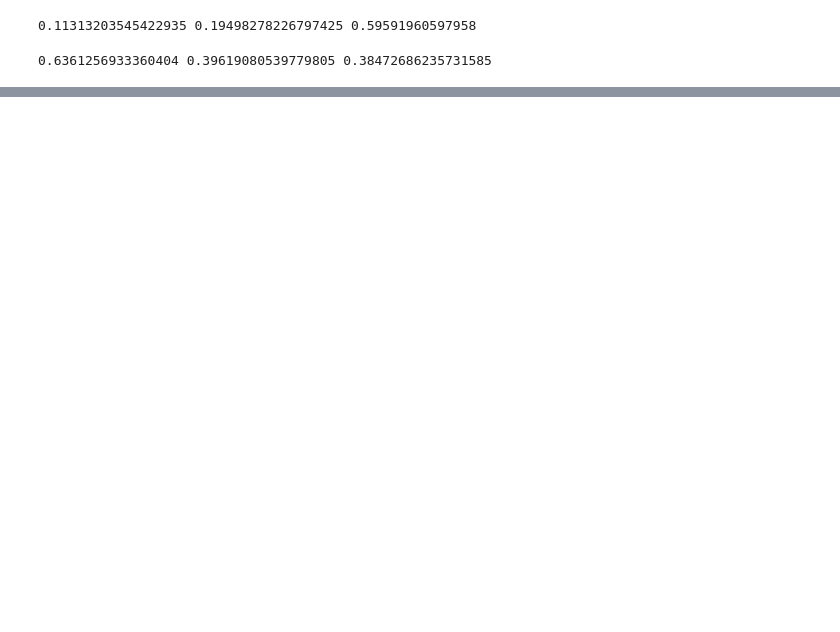
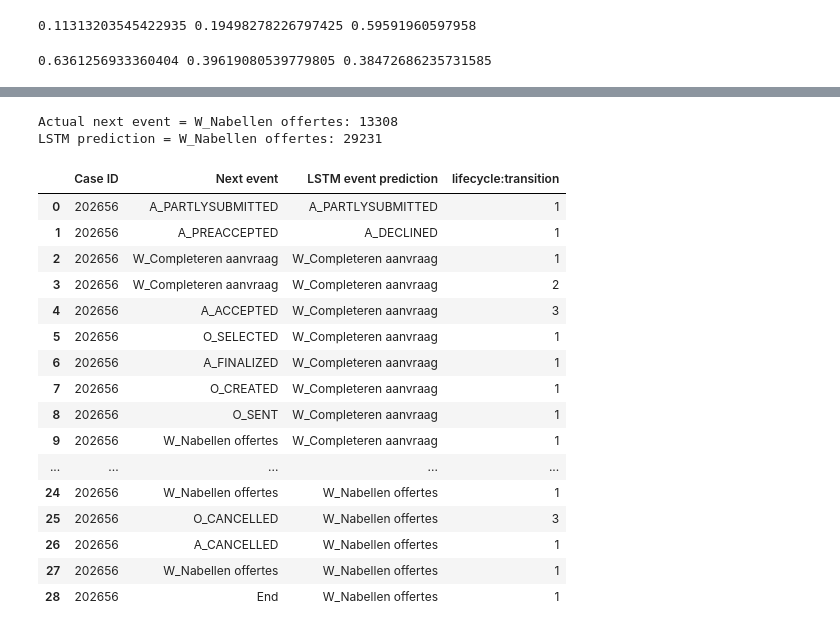
Before and after one commit to TristanDeenen/Process-Mining, a Jupyter notebook: Deliv_Notebook.ipynb, the cells around one changed output, grey strips where cells are left out. Drawn from its saved outputs; the diff is of its cells as text; code cells hidden in the pictures; blank space fills up the shorter version.

```diff
--- a/Deliv_Notebook.ipynb
+++ b/Deliv_Notebook.ipynb
@@ -749,0 +691,26 @@ test_df['RF time prediction'] = pd.to_datetime(test_df['Complete Timestamp']) +
+# %%
+print("Actual next event = W_Nabellen offertes: %s \nLSTM prediction = W_Nabellen offertes: %s" %
+(len(test_df.loc[test_df['Next event'] == 'W_Nabellen offertes']), len(test_df.loc[test_df['LSTM event prediction'] == 'W_Nabellen offertes'])))
+# %% [output]
+Actual next event = W_Nabellen offertes: 13308
+LSTM prediction = W_Nabellen offertes: 29231
+# %%
+test_df.loc[test_df['Case ID'] == 202656][['Case ID', 'Next event', 'LSTM event prediction']]
+# %% [output]
+|  | Case ID | Next event | LSTM event prediction | lifecycle:transition |
+| 0 | 202656 | A_PARTLYSUBMITTED | A_PARTLYSUBMITTED | 1 |
+| 1 | 202656 | A_PREACCEPTED | A_DECLINED | 1 |
+| 2 | 202656 | W_Completeren aanvraag | W_Completeren aanvraag | 1 |
+| 3 | 202656 | W_Completeren aanvraag | W_Completeren aanvraag | 2 |
+| 4 | 202656 | A_ACCEPTED | W_Completeren aanvraag | 3 |
+| 5 | 202656 | O_SELECTED | W_Completeren aanvraag | 1 |
+| 6 | 202656 | A_FINALIZED | W_Completeren aanvraag | 1 |
+| 7 | 202656 | O_CREATED | W_Completeren aanvraag | 1 |
+| 8 | 202656 | O_SENT | W_Completeren aanvraag | 1 |
+| 9 | 202656 | W_Nabellen offertes | W_Completeren aanvraag | 1 |
+| ... | ... | ... | ... | ... |
+| 24 | 202656 | W_Nabellen offertes | W_Nabellen offertes | 1 |
+| 25 | 202656 | O_CANCELLED | W_Nabellen offertes | 3 |
+| 26 | 202656 | A_CANCELLED | W_Nabellen offertes | 1 |
+| 27 | 202656 | W_Nabellen offertes | W_Nabellen offertes | 1 |
+| 28 | 202656 | End | W_Nabellen offertes | 1 |
```
Also changed, not shown: parts of 14 cells of this notebook.
